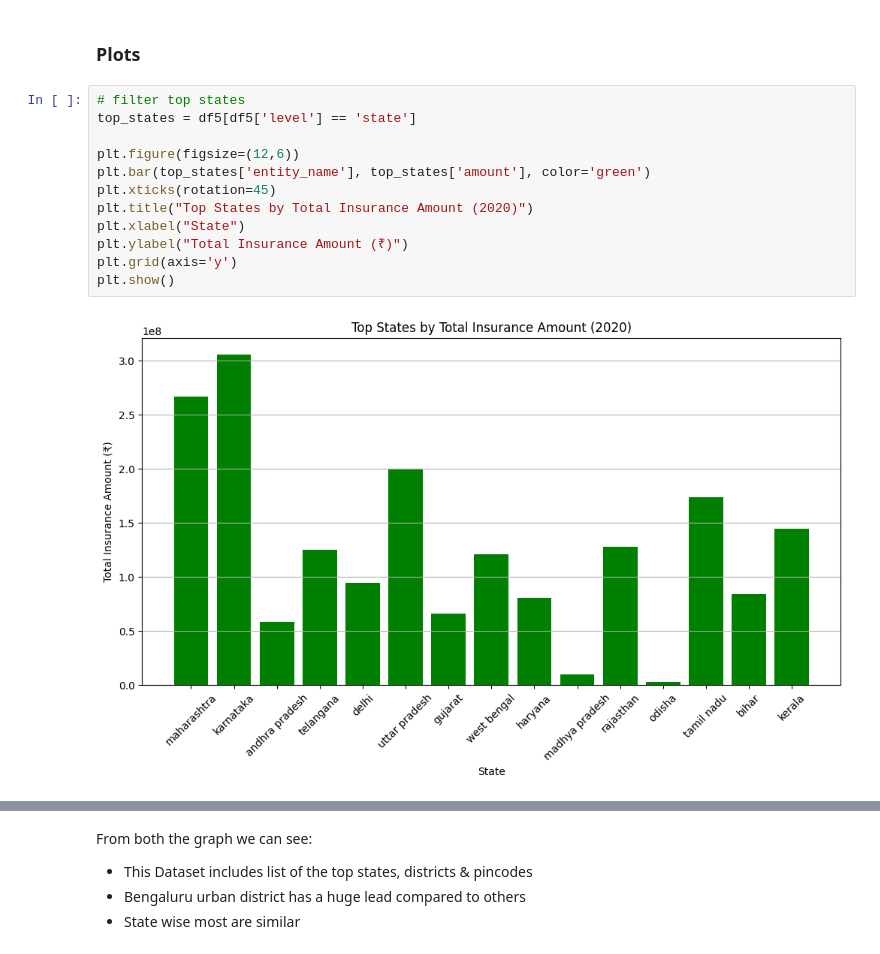
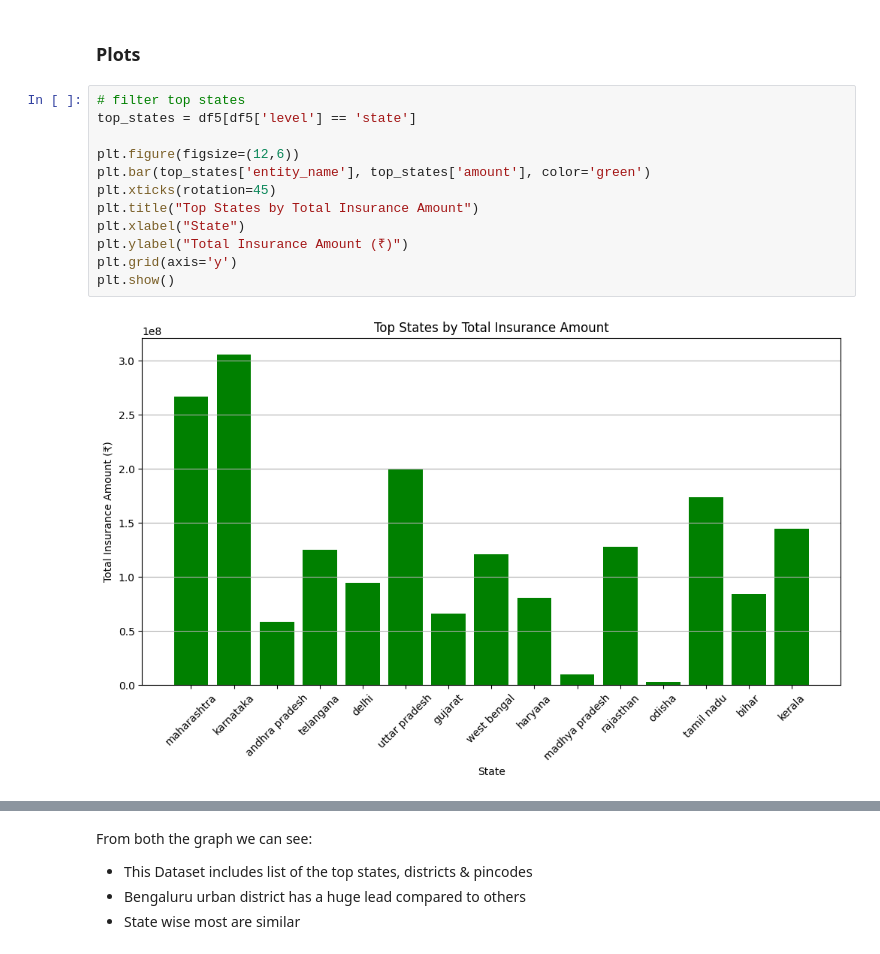
Before and after one commit to Vaisakh-Nirupam/PhonePe_Transaction_Insights, a Jupyter notebook: insurance_phonepe.ipynb, the cells around one changed output, grey strips where cells are left out. Saved outputs shown, nothing was run; the diff lists cells and outputs as text.

Commit message:
Insurance Dataset Analysis

```diff
--- a/insurance_phonepe.ipynb
+++ b/insurance_phonepe.ipynb
@@ -571,17 +571,17 @@ Name: count, dtype: int64
 # %%
 # filter top states
 top_states = df5[df5['level'] == 'state']
 
 plt.figure(figsize=(12,6))
 plt.bar(top_states['entity_name'], top_states['amount'], color='green')
 plt.xticks(rotation=45)
-plt.title("Top States by Total Insurance Amount (2020)")
+plt.title("Top States by Total Insurance Amount")
 plt.xlabel("State")
 plt.ylabel("Total Insurance Amount (₹)")
 plt.grid(axis='y')
 plt.show()
 # %% [output]
-[figure, old version]
+[figure, new version]
 # %%
 # filter top districts
 top_districts = df5[df5['level'] == 'district']
```
Also changed, not shown: parts of 3 cells of this notebook.
